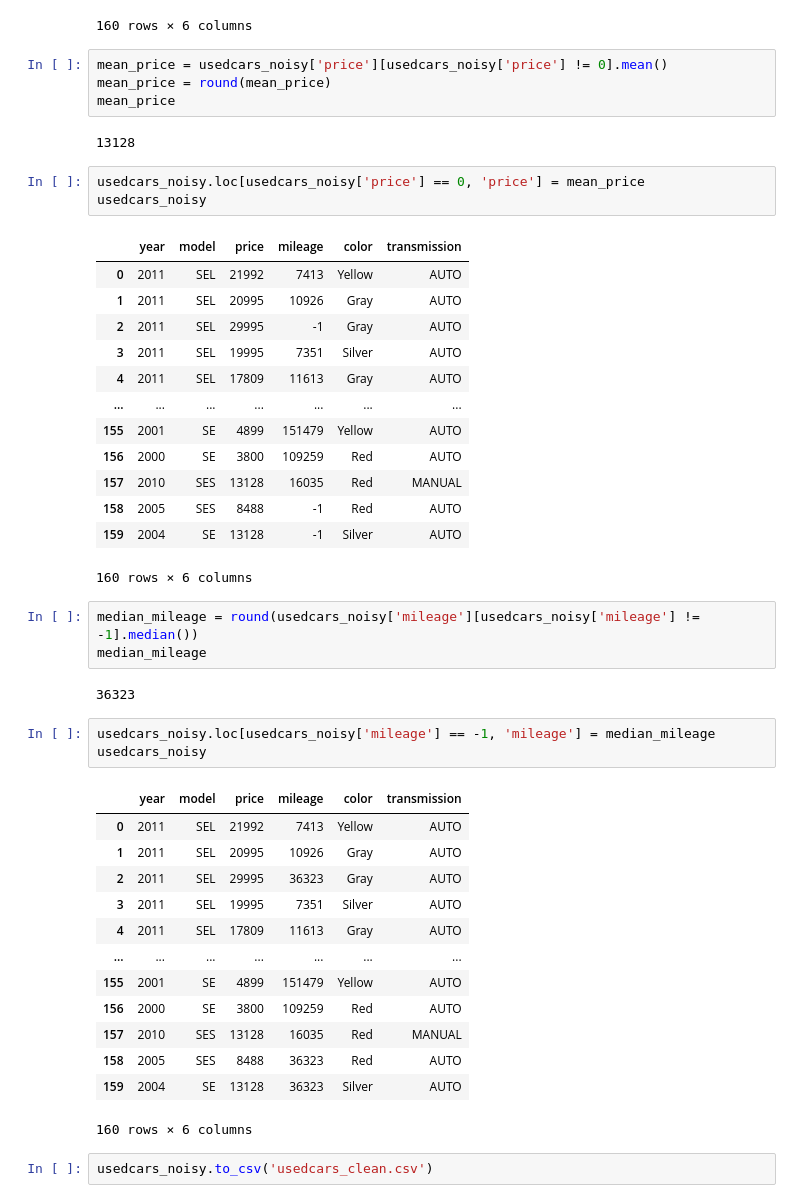
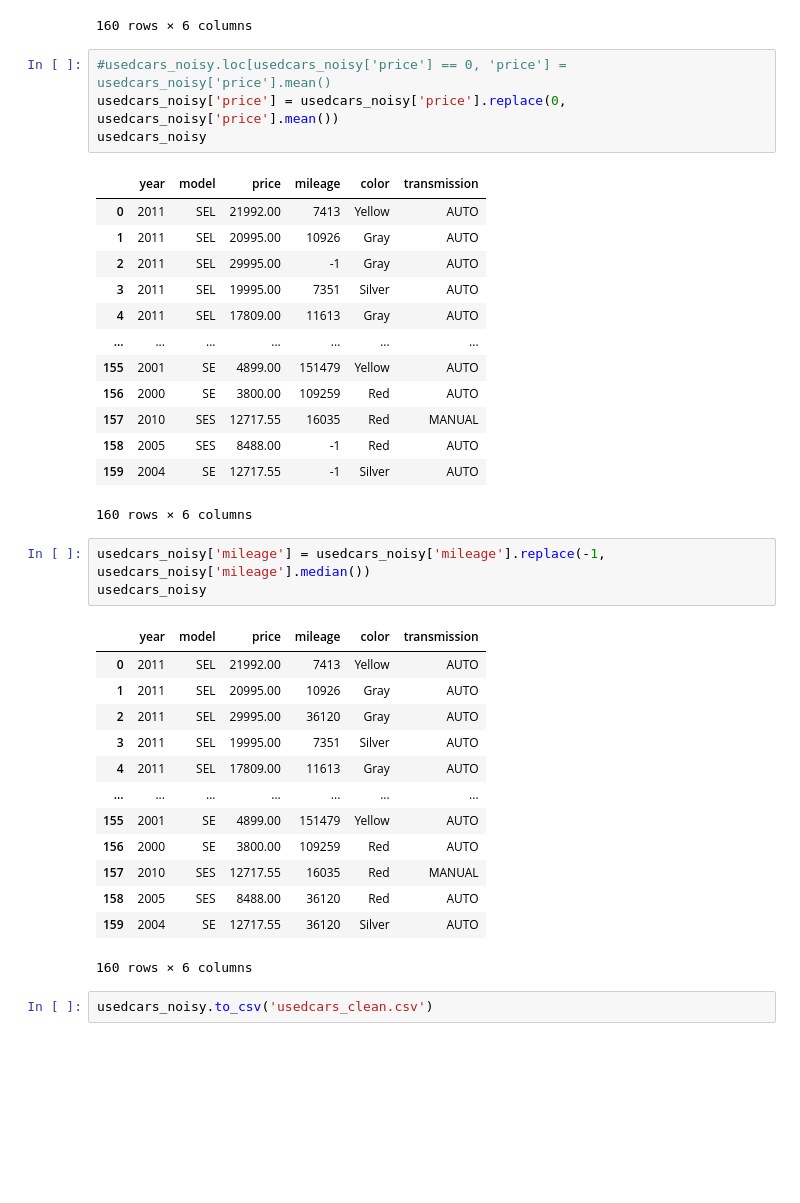
Before and after one commit to seabornlee/master-ai-practice, a Jupyter notebook: week2_practice.ipynb, the cells around one changed output. Saved outputs shown, nothing was run; the diff lists cells and outputs as text; blank space fills up the shorter version.

```diff
--- a/week2_practice.ipynb
+++ b/week2_practice.ipynb
@@ -18,50 +18,40 @@ usedcars_noisy
 | 158 | 2005 | SES | 8488 | -1 | Red | AUTO |
 | 159 | 2004 | SE | 0 | -1 | Silver | AUTO |
 160 rows × 6 columns
-# %%
-mean_price = usedcars_noisy['price'][usedcars_noisy['price'] != 0].mean()
-mean_price = round(mean_price)
-mean_price
-# %% [output]
-13128
 # %%
-usedcars_noisy.loc[usedcars_noisy['price'] == 0, 'price'] = mean_price
+#usedcars_noisy.loc[usedcars_noisy['price'] == 0, 'price'] = usedcars_noisy['price'].mean()
+usedcars_noisy['price'] = usedcars_noisy['price'].replace(0, usedcars_noisy['price'].mean())
 usedcars_noisy
 # %% [output]
 |  | year | model | price | mileage | color | transmission |
-| 0 | 2011 | SEL | 21992 | 7413 | Yellow | AUTO |
-| 1 | 2011 | SEL | 20995 | 10926 | Gray | AUTO |
-| 2 | 2011 | SEL | 29995 | -1 | Gray | AUTO |
-| 3 | 2011 | SEL | 19995 | 7351 | Silver | AUTO |
-| 4 | 2011 | SEL | 17809 | 11613 | Gray | AUTO |
+| 0 | 2011 | SEL | 21992.00 | 7413 | Yellow | AUTO |
+| 1 | 2011 | SEL | 20995.00 | 10926 | Gray | AUTO |
+| 2 | 2011 | SEL | 29995.00 | -1 | Gray | AUTO |
+| 3 | 2011 | SEL | 19995.00 | 7351 | Silver | AUTO |
+| 4 | 2011 | SEL | 17809.00 | 11613 | Gray | AUTO |
 | ... | ... | ... | ... | ... | ... | ... |
-| 155 | 2001 | SE | 4899 | 151479 | Yellow | AUTO |
-| 156 | 2000 | SE | 3800 | 109259 | Red | AUTO |
-| 157 | 2010 | SES | 13128 | 16035 | Red | MANUAL |
-| 158 | 2005 | SES | 8488 | -1 | Red | AUTO |
-| 159 | 2004 | SE | 13128 | -1 | Silver | AUTO |
+| 155 | 2001 | SE | 4899.00 | 151479 | Yellow | AUTO |
+| 156 | 2000 | SE | 3800.00 | 109259 | Red | AUTO |
+| 157 | 2010 | SES | 12717.55 | 16035 | Red | MANUAL |
+| 158 | 2005 | SES | 8488.00 | -1 | Red | AUTO |
+| 159 | 2004 | SE | 12717.55 | -1 | Silver | AUTO |
 160 rows × 6 columns
-# %%
-median_mileage = round(usedcars_noisy['mileage'][usedcars_noisy['mileage'] != -1].median())
-median_mileage
-# %% [output]
-36323
 # %%
-usedcars_noisy.loc[usedcars_noisy['mileage'] == -1, 'mileage'] = median_mileage
+usedcars_noisy['mileage'] = usedcars_noisy['mileage'].replace(-1, usedcars_noisy['mileage'].median())
 usedcars_noisy
 # %% [output]
 |  | year | model | price | mileage | color | transmission |
-| 0 | 2011 | SEL | 21992 | 7413 | Yellow | AUTO |
-| 1 | 2011 | SEL | 20995 | 10926 | Gray | AUTO |
-| 2 | 2011 | SEL | 29995 | 36323 | Gray | AUTO |
-| 3 | 2011 | SEL | 19995 | 7351 | Silver | AUTO |
-| 4 | 2011 | SEL | 17809 | 11613 | Gray | AUTO |
+| 0 | 2011 | SEL | 21992.00 | 7413 | Yellow | AUTO |
+| 1 | 2011 | SEL | 20995.00 | 10926 | Gray | AUTO |
+| 2 | 2011 | SEL | 29995.00 | 36120 | Gray | AUTO |
+| 3 | 2011 | SEL | 19995.00 | 7351 | Silver | AUTO |
+| 4 | 2011 | SEL | 17809.00 | 11613 | Gray | AUTO |
 | ... | ... | ... | ... | ... | ... | ... |
-| 155 | 2001 | SE | 4899 | 151479 | Yellow | AUTO |
-| 156 | 2000 | SE | 3800 | 109259 | Red | AUTO |
-| 157 | 2010 | SES | 13128 | 16035 | Red | MANUAL |
-| 158 | 2005 | SES | 8488 | 36323 | Red | AUTO |
-| 159 | 2004 | SE | 13128 | 36323 | Silver | AUTO |
+| 155 | 2001 | SE | 4899.00 | 151479 | Yellow | AUTO |
+| 156 | 2000 | SE | 3800.00 | 109259 | Red | AUTO |
+| 157 | 2010 | SES | 12717.55 | 16035 | Red | MANUAL |
+| 158 | 2005 | SES | 8488.00 | 36120 | Red | AUTO |
+| 159 | 2004 | SE | 12717.55 | 36120 | Silver | AUTO |
 160 rows × 6 columns
 # %%
 usedcars_noisy.to_csv('usedcars_clean.csv')
```
Also changed, not shown: parts of 4 cells of this notebook.
